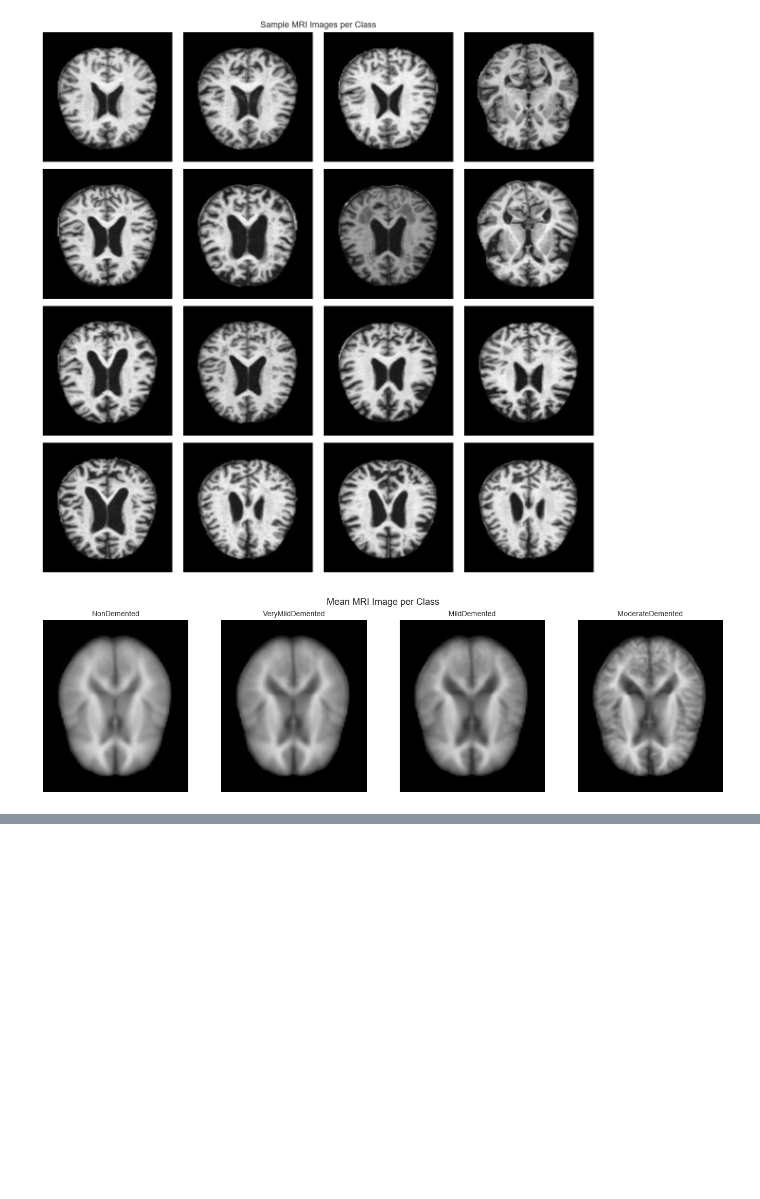
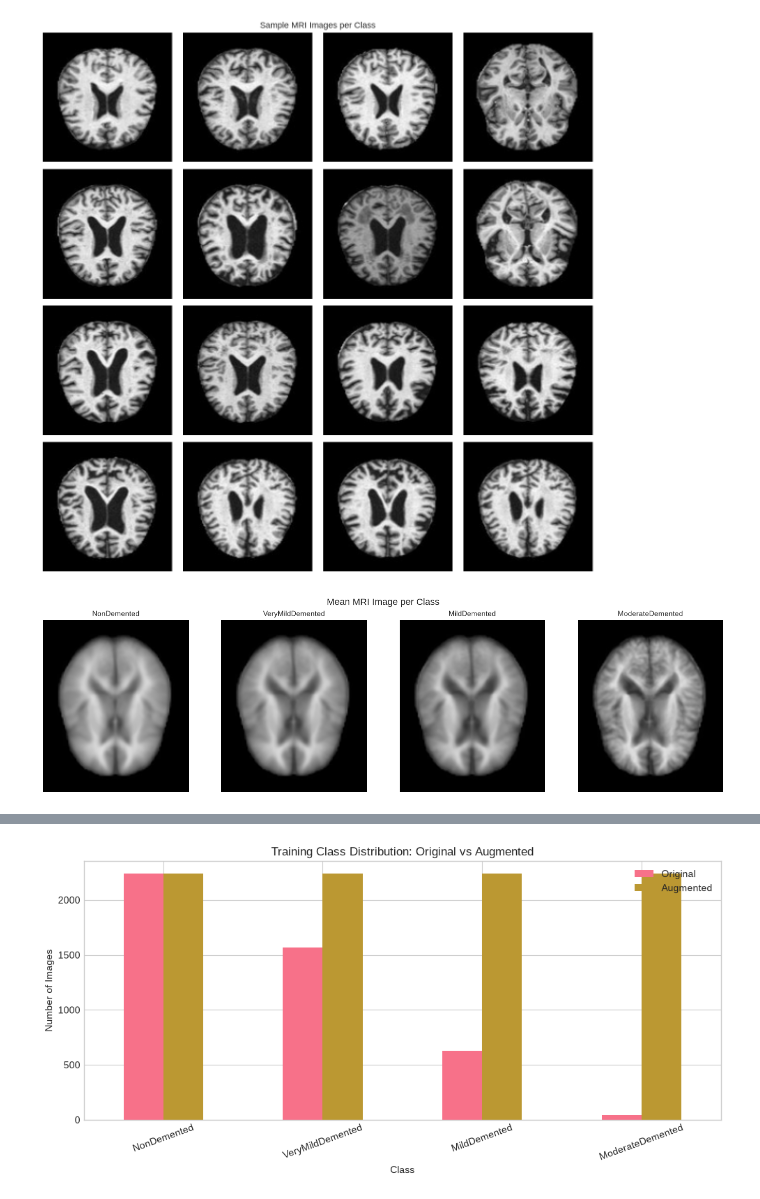
Before and after one commit to VladetaV/Deep-Learning-For-Human-Body-Marker-Augmentation, a Jupyter notebook: alzheimer_classification.ipynb, the cells around one changed output, grey strips where cells are left out. Cells and saved outputs as stored; diff of their text form; code cells hidden in the pictures; blank space fills up the shorter version.

```diff
--- a/alzheimer_classification.ipynb
+++ b/alzheimer_classification.ipynb
@@ -386,0 +449,17 @@ plt.show()
+# %%
+pixel_sum = 0.0
+pixel_squared_sum = 0.0
+pixel_count = 0
+
+for img_path in tqdm(train_paths, desc='Calculating normalization statistics'):
+    pixels = np.asarray(Image.open(img_path).convert('L'), dtype=np.float64) / 255.0
+    pixel_sum += pixels.sum()
+    pixel_squared_sum += np.square(pixels).sum()
+    pixel_count += pixels.size
+
+TRAIN_MEAN = pixel_sum / pixel_count
+TRAIN_VARIANCE = pixel_squared_sum / pixel_count - TRAIN_MEAN ** 2
+TRAIN_STD = np.sqrt(max(TRAIN_VARIANCE, 1e-12))
+
+print(f"Training mean: {TRAIN_MEAN:.6f}")
+print(f"Training standard deviation: {TRAIN_STD:.6f}")
@@ -386,0 +566,65 @@ plt.show()
+# %%
+def seed_worker(worker_id):
+    worker_seed = torch.initial_seed() % (2 ** 32)
+    np.random.seed(worker_seed)
+    random.seed(worker_seed)
+
+
+BATCH_SIZE = 64
+NUM_WORKERS = 2
+PIN_MEMORY = torch.cuda.is_available()
+
+original_generator = torch.Generator().manual_seed(RANDOM_STATE)
+augmented_generator = torch.Generator().manual_seed(RANDOM_STATE)
+
+original_train_loader = DataLoader(
+    original_train_dataset,
+    batch_size=BATCH_SIZE,
+    shuffle=True,
+    num_workers=NUM_WORKERS,
+    pin_memory=PIN_MEMORY,
+    worker_init_fn=seed_worker,
+    generator=original_generator,
+)
+augmented_train_loader = DataLoader(
+    augmented_train_dataset,
+    batch_size=BATCH_SIZE,
+    shuffle=True,
+    num_workers=NUM_WORKERS,
+    pin_memory=PIN_MEMORY,
+    worker_init_fn=seed_worker,
+    generator=augmented_generator,
+)
+validation_loader = DataLoader(
+    validation_dataset,
+    batch_size=BATCH_SIZE,
+    shuffle=False,
+    num_workers=NUM_WORKERS,
+    pin_memory=PIN_MEMORY,
+    worker_init_fn=seed_worker,
+)
+test_loader = DataLoader(
+    test_dataset,
+    batch_size=BATCH_SIZE,
+    shuffle=False,
+    num_workers=NUM_WORKERS,
+    pin_memory=PIN_MEMORY,
+    worker_init_fn=seed_worker,
+)
+
+augmented_counts = Counter(label for _, label, _ in augmented_train_dataset.samples)
+training_distribution = pd.DataFrame({
+    'Class': CLASS_NAMES,
+    'Original': [Counter(train_labels)[i] for i in range(len(CLASS_NAMES))],
+    'Augmented': [augmented_counts[i] for i in range(len(CLASS_NAMES))],
+})
+display(training_distribution)
+
+training_distribution.set_index('Class').plot(kind='bar', figsize=(10, 5))
+plt.title('Training Class Distribution: Original vs Augmented')
+plt.xlabel('Class')
+plt.ylabel('Number of Images')
+plt.xticks(rotation=20)
+plt.tight_layout()
+plt.show()
+# %% [output]
@@ -386,0 +636 @@ plt.show()
+[figure, added]
```
Also changed, not shown: parts of 32 cells of this notebook.
